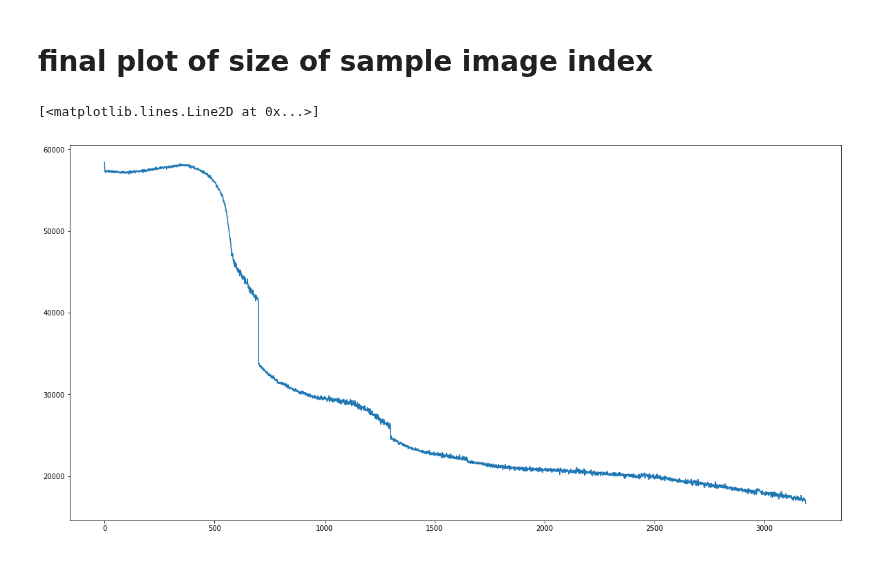
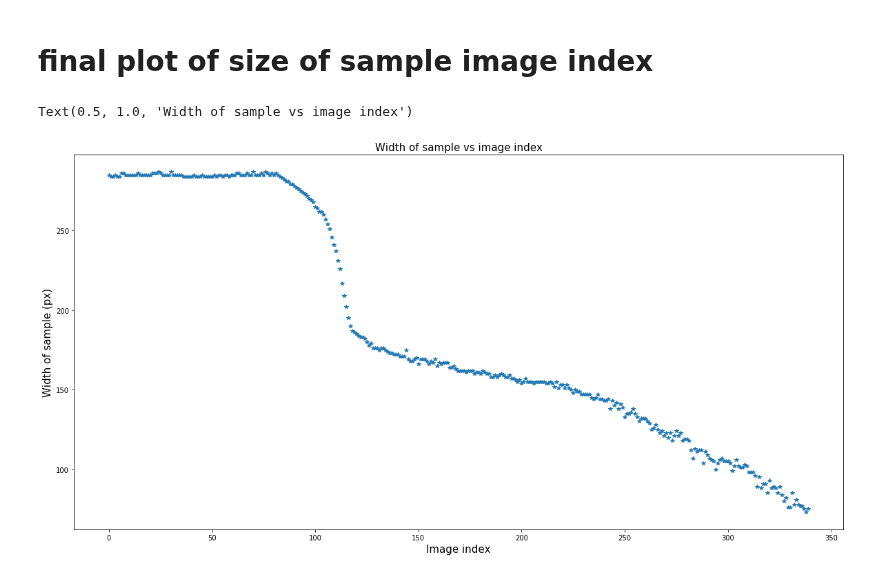
Before and after one commit to ornlneutronimaging/IPTS_20770, a Jupyter notebook: calculation_of_sample_size_vs_image_index.ipynb, the cells around one changed output. Saved outputs shown, nothing was run; the diff lists cells and outputs as text; code cells hidden in the pictures.

```diff
--- a/calculation_of_sample_size_vs_image_index.ipynb
+++ b/calculation_of_sample_size_vs_image_index.ipynb
@@ -70,18 +70,18 @@ plt.show()
 # %%
 list_of_thresholds = np.zeros((len(image_data)))
-list_of_thresholds[:] = 32200
-list_of_thresholds[1250:] = 33500
-list_of_thresholds[1400:] = 35000
-list_of_thresholds[1700:] = 36000
-list_of_thresholds[1700:] = 37000
-list_of_thresholds[3000:] = 37500
+list_of_thresholds[:] = 15000
+list_of_thresholds[252:] = 15100
+list_of_thresholds[275:] = 15200
+list_of_thresholds[290:] = 15250
+list_of_thresholds[300:] = 15400
+list_of_thresholds[320:] = 15450
 
 list_of_crops = np.zeros((len(image_data), 2))
-list_of_crops[:,0] = 280; list_of_crops[:,1] = 20
-index=700; list_of_crops[index:,0] = 250; list_of_crops[index:,1] = 70
-index=1300; list_of_crops[index:,0] = 230; list_of_crops[index:,1] = 100
-index=1650; list_of_crops[index:,0] = 210; list_of_crops[index:,1] = 100
-index=2439; list_of_crops[index:,0] = 210; list_of_crops[index:,1] = 70
+list_of_crops[:,0] = 360; list_of_crops[:,1] = 20
+index=700; list_of_crops[index:,0] = 360; list_of_crops[index:,1] = 70
+index=1300; list_of_crops[index:,0] = 360; list_of_crops[index:,1] = 100
+index=1650; list_of_crops[index:,0] = 360; list_of_crops[index:,1] = 100
+index=2439; list_of_crops[index:,0] = 360; list_of_crops[index:,1] = 70
 # %%
 def plot_threshold(image_index):
     fig3 = plt.figure(figsize=(20, 10))
@@ -146,7 +146,7 @@ for _index, _image in enumerate(final_image):
     _threshold = list_of_thresholds[_index]
     [crop_x, crop_y] = list_of_crops[_index]
 
-    index_image_below_threshold = _image > threshold
+    index_image_below_threshold = _image > _threshold
     _image[index_image_below_threshold] = 0
 
     _image[:int(crop_y), :] = 0
@@ -180,13 +180,19 @@ interactive(children=(IntSlider(value=0, continuous_update=False, description='I
 # %% [markdown]
 # final plot of size of sample image index
-# %%
-sample_size = np.zeros(len(final_image))
-for _index, _array in enumerate(final_image):
-    sample_size[_index] = np.count_nonzero(_array)
-# %%
-fig5 = plt.figure(figsize=(20, 10))
-ax_img5 = plt.subplot(111)
-ax_img5.plot(sample_size)
-# %% [output]
-[<matplotlib.lines.Line2D at 0x...>]
-[figure, removed]
+# %%
+sample_size = np.zeros(len(final_image))
+for _index, _array in enumerate(final_image):
+    # at height 200px
+    _slice = _array[200,:]
+    sample_size[_index] = np.count_nonzero(_slice)
+
+fig5 = plt.figure(figsize=(20, 10))
+ax_img5 = plt.subplot(111)
+ax_img5.plot(sample_size, '*')
+
+ax_img5.set_xlabel("Image index", fontsize=15)
+ax_img5.set_ylabel("Width of sample (px)", fontsize=15)
+ax_img5.set_title("Width of sample vs image index", fontsize=15)
+# %% [output]
+Text(0.5, 1.0, 'Width of sample vs image index')
+[figure, added]
```
Also changed, not shown: parts of 8 cells of this notebook.
